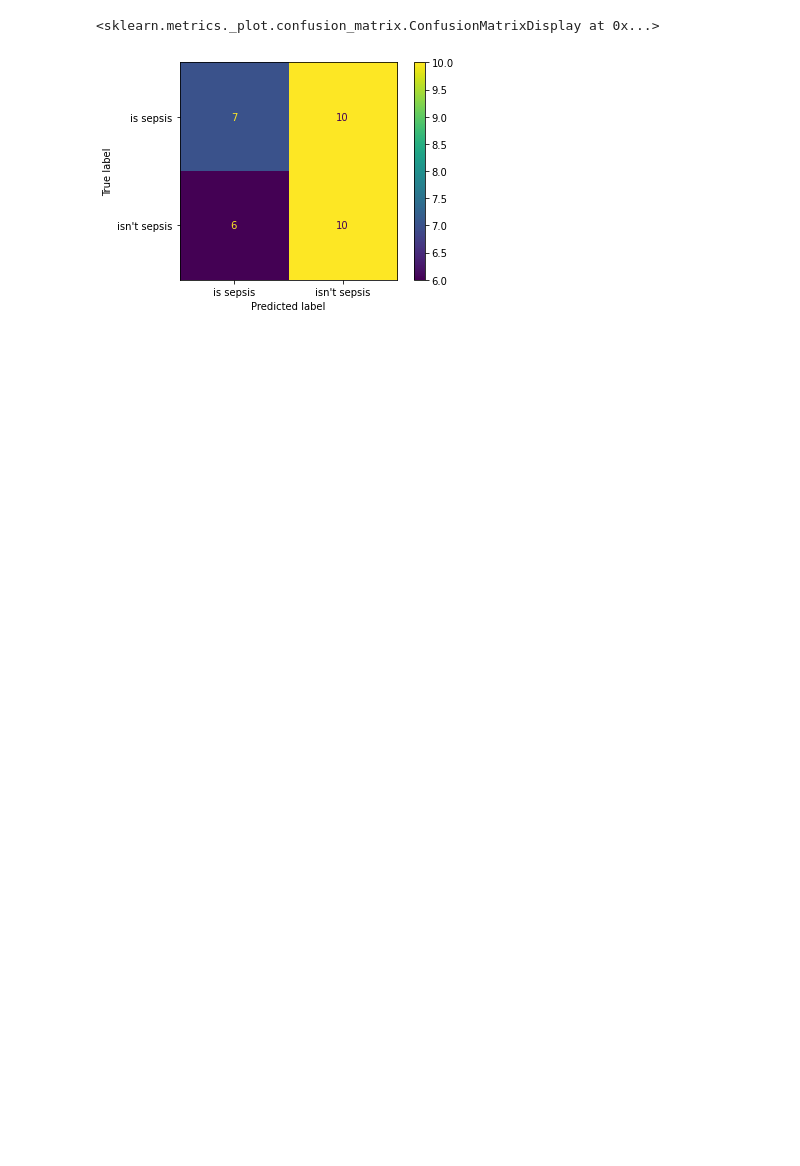
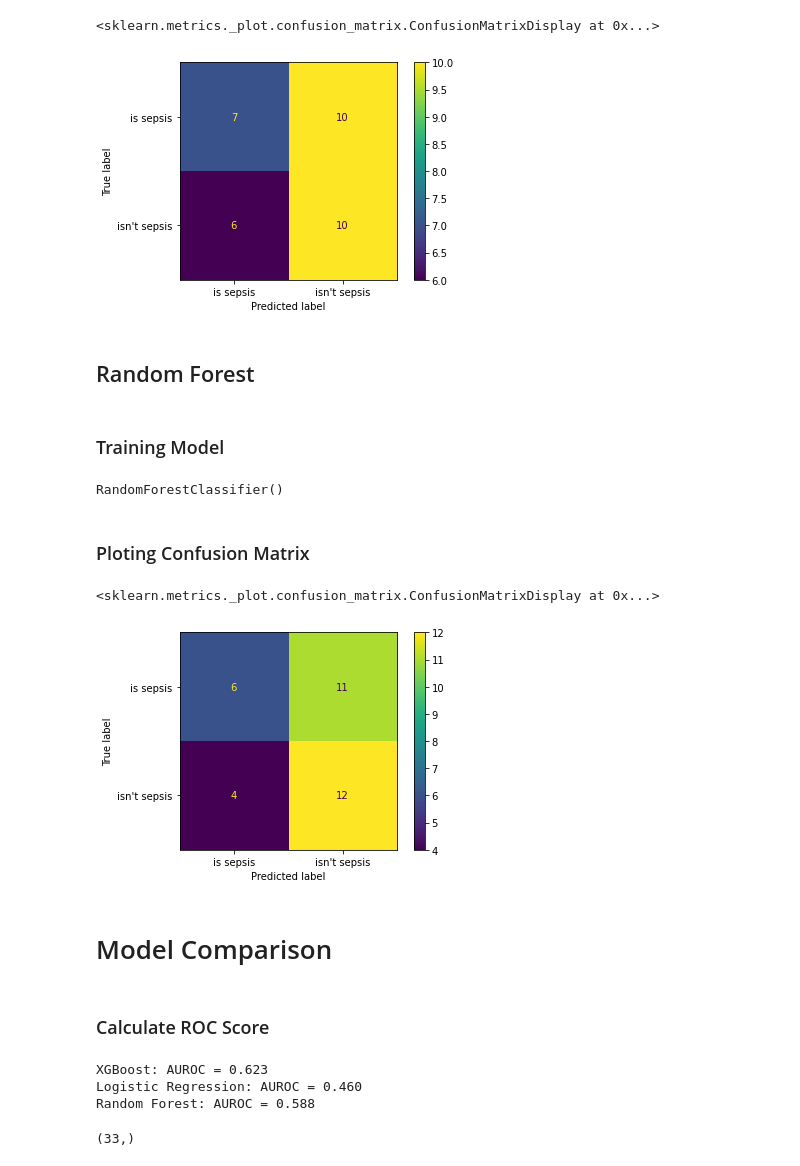
Before and after one commit to zengjilie/sepsis-prediction, a Jupyter notebook: main.ipynb, the cells around one changed output. Saved outputs shown, nothing was run; the diff lists cells and outputs as text; code cells hidden in the pictures; blank space fills up the shorter version.

```diff
--- a/main.ipynb
+++ b/main.ipynb
@@ -297,3 +309,27 @@ plot_confusion_matrix(clf_lr,
 # %% [output]
 <sklearn.metrics._plot.confusion_matrix.ConfusionMatrixDisplay at 0x...>
 [figure]
+# %% [markdown]
+## Random Forest
+# %% [markdown]
+### Training Model
+# %%
+clf_rf = RandomForestClassifier()
+clf_rf.fit(X_train, y_train)
+# %% [output]
+RandomForestClassifier()
+# %% [markdown]
+### Ploting Confusion Matrix
+# %%
+# Model Performance
+plot_confusion_matrix(clf_rf,
+                     X_test,
+                     y_test,
+                     values_format='d',
+                     display_labels=["is sepsis","isn't sepsis"])
+# %% [output]
+<sklearn.metrics._plot.confusion_matrix.ConfusionMatrixDisplay at 0x...>
+[figure, added]
+# %% [markdown]
+
+# Model Comparison
@@ -299,0 +348,11 @@ plot_confusion_matrix(clf_lr,
+# %% [markdown]
+### Calculate ROC Score
+# %%
+print('XGBoost: AUROC = %.3f' %(xgb_probs))
+print('Logistic Regression: AUROC = %.3f' %(lr_probs))
+print('Random Forest: AUROC = %.3f' %(rf_probs))
+# %% [output]
+XGBoost: AUROC = 0.623
+Logistic Regression: AUROC = 0.460
+Random Forest: AUROC = 0.588
+(33,)
```
Also changed, not shown: parts of 25 cells of this notebook.
